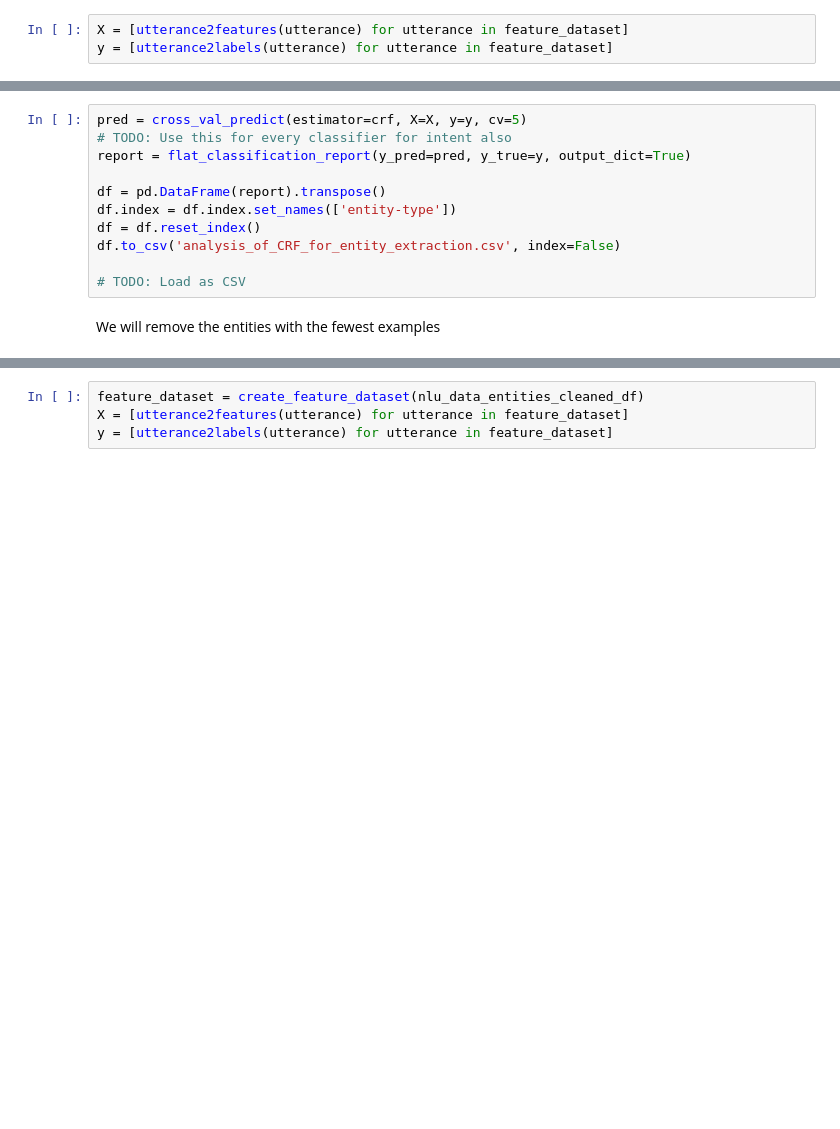
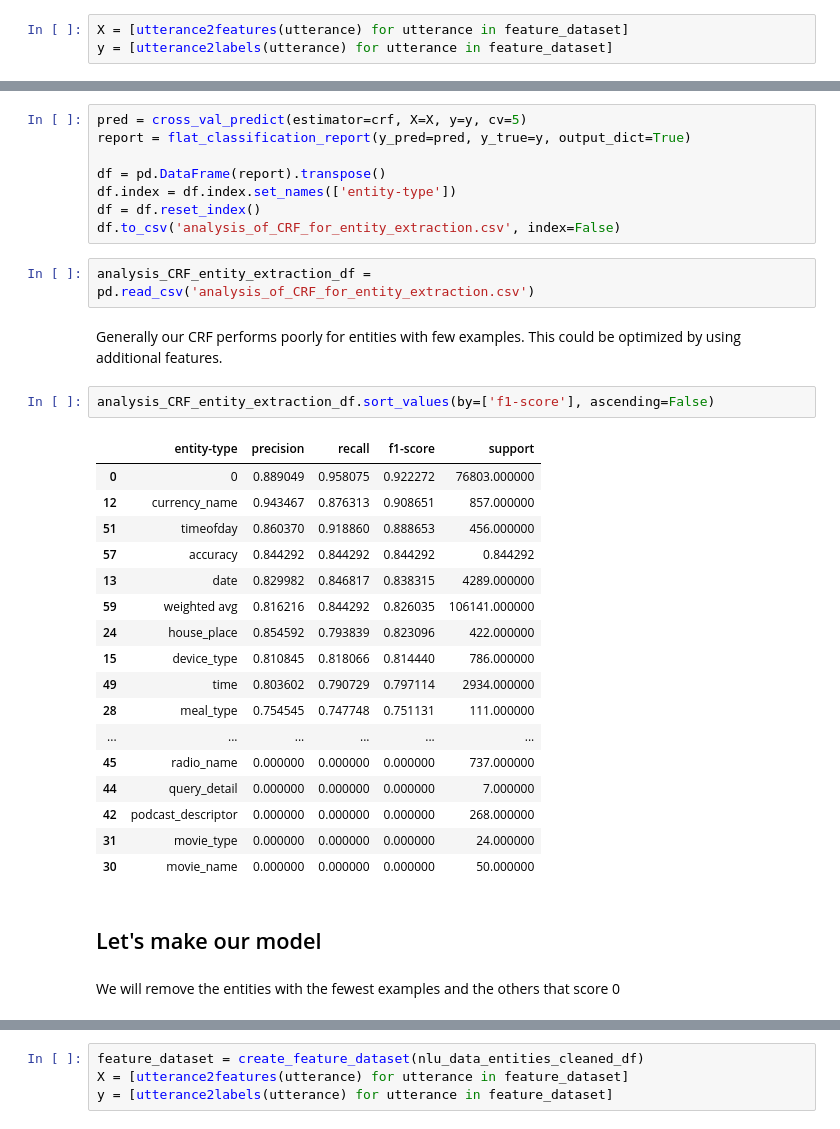
Before and after one commit to AmateurAcademic/interview-code-examples, a Jupyter notebook: NLU_Intent_matching.ipynb, the cells around one changed output, grey strips where cells are left out. Drawn from its saved outputs; the diff is of its cells as text; blank space fills up the shorter version.

```diff
--- a/NLU_Intent_matching.ipynb
+++ b/NLU_Intent_matching.ipynb
@@ -494,14 +614,37 @@ Unless you want to reproduce the report, you can skip this next cell
 # %%
 pred = cross_val_predict(estimator=crf, X=X, y=y, cv=5)
-# TODO: Use this for every classifier for intent also
 report = flat_classification_report(y_pred=pred, y_true=y, output_dict=True)
 
 df = pd.DataFrame(report).transpose()
 df.index = df.index.set_names(['entity-type'])
 df = df.reset_index()
 df.to_csv('analysis_of_CRF_for_entity_extraction.csv', index=False)
-
-# TODO: Load as CSV
+# %%
+analysis_CRF_entity_extraction_df = pd.read_csv('analysis_of_CRF_for_entity_extraction.csv')
+# %% [markdown]
+Generally our CRF performs poorly for entities with few examples. This could be optimized by using additional features.
+# %%
+analysis_CRF_entity_extraction_df.sort_values(by=['f1-score'], ascending=False)
+# %% [output]
+|  | entity-type | precision | recall | f1-score | support |
+| 0 | 0 | 0.889049 | 0.958075 | 0.922272 | 76803.000000 |
+| 12 | currency_name | 0.943467 | 0.876313 | 0.908651 | 857.000000 |
+| 51 | timeofday | 0.860370 | 0.918860 | 0.888653 | 456.000000 |
+| 57 | accuracy | 0.844292 | 0.844292 | 0.844292 | 0.844292 |
+| 13 | date | 0.829982 | 0.846817 | 0.838315 | 4289.000000 |
+| 59 | weighted avg | 0.816216 | 0.844292 | 0.826035 | 106141.000000 |
+| 24 | house_place | 0.854592 | 0.793839 | 0.823096 | 422.000000 |
+| 15 | device_type | 0.810845 | 0.818066 | 0.814440 | 786.000000 |
+| 49 | time | 0.803602 | 0.790729 | 0.797114 | 2934.000000 |
+| 28 | meal_type | 0.754545 | 0.747748 | 0.751131 | 111.000000 |
+| ... | ... | ... | ... | ... | ... |
+| 45 | radio_name | 0.000000 | 0.000000 | 0.000000 | 737.000000 |
+| 44 | query_detail | 0.000000 | 0.000000 | 0.000000 | 7.000000 |
+| 42 | podcast_descriptor | 0.000000 | 0.000000 | 0.000000 | 268.000000 |
+| 31 | movie_type | 0.000000 | 0.000000 | 0.000000 | 24.000000 |
+| 30 | movie_name | 0.000000 | 0.000000 | 0.000000 | 50.000000 |
+# %% [markdown]
+## Let's make our model
 # %% [markdown]
-We will remove the entities with the fewest examples
+We will remove the entities with the fewest examples and the others that score 0
 # %%
```
Also changed, not shown: parts of 61 cells of this notebook, 5 other files.
